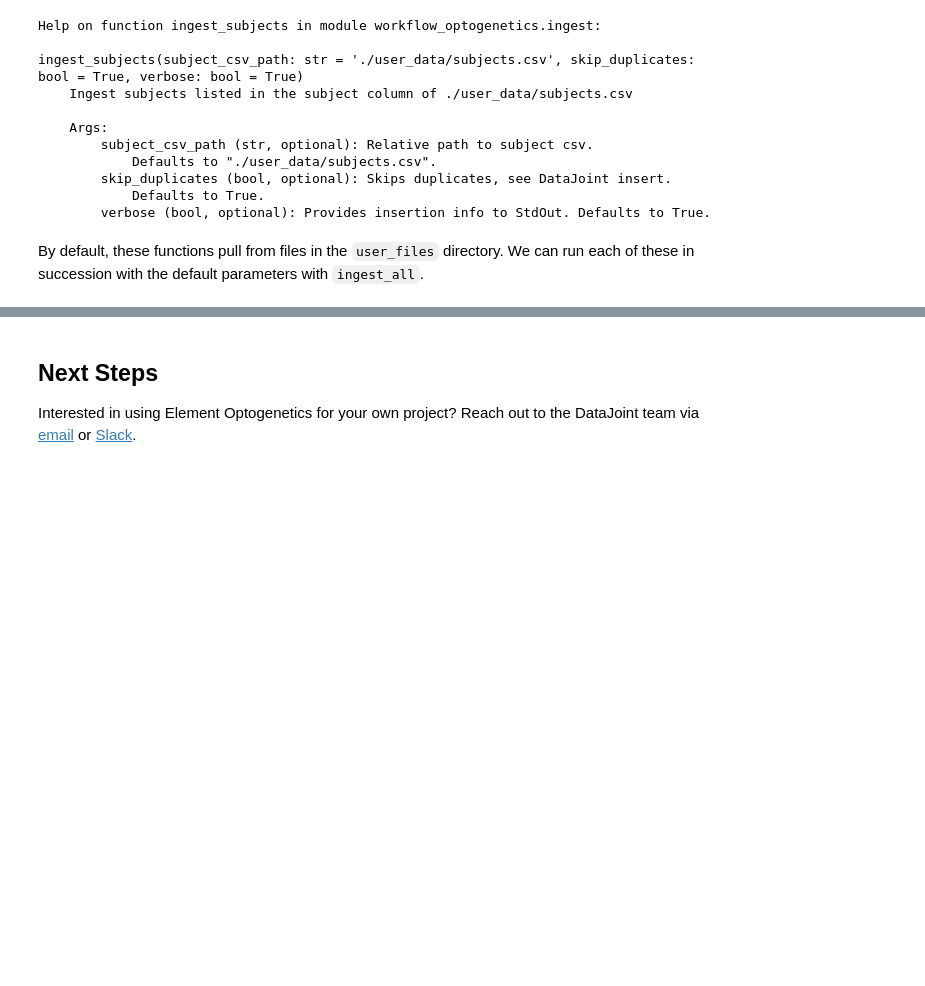
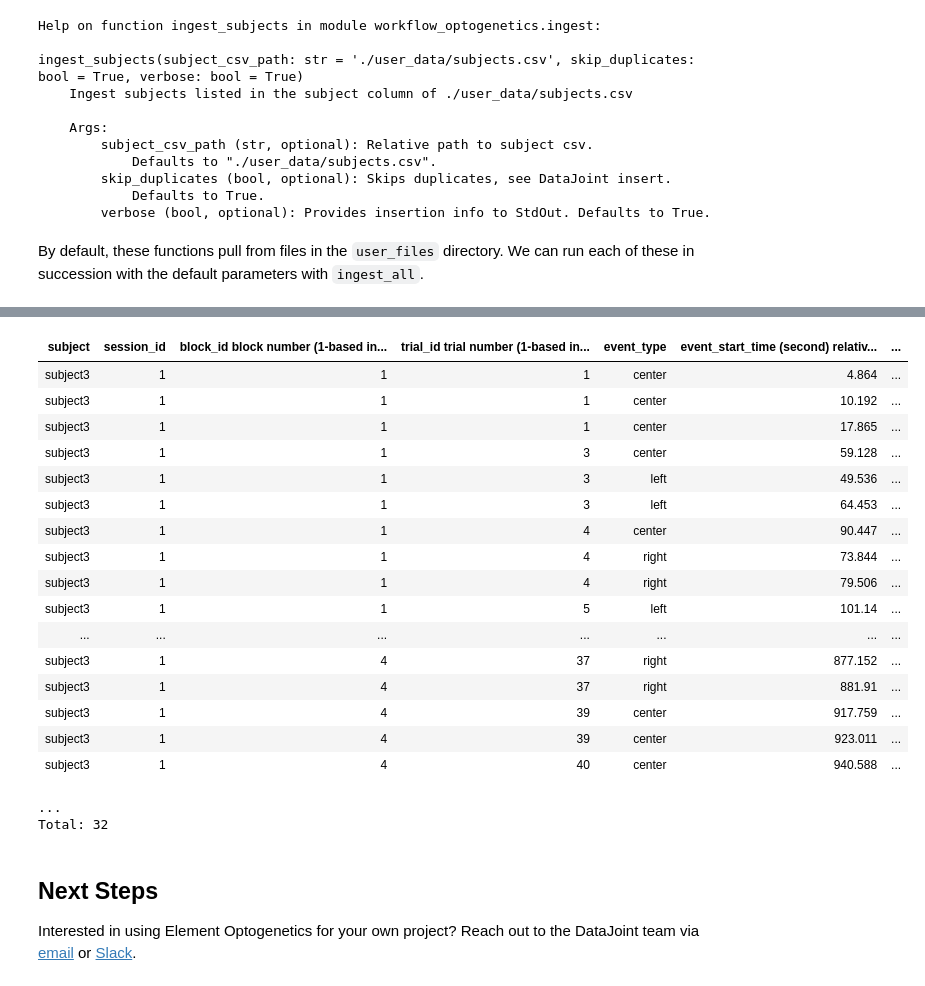
Before and after one commit to datajoint/workflow-optogenetics, a Jupyter notebook: notebooks/03-process.ipynb, the cells around one changed output, grey strips where cells are left out. Saved outputs shown, nothing was run; the diff lists cells and outputs as text; code cells hidden in the pictures; blank space fills up the shorter version.

```diff
--- a/notebooks/03-process.ipynb
+++ b/notebooks/03-process.ipynb
@@ -271,3 +324,25 @@ ingest_all()
+# %%
+events_by_block & "attribute_value='off'"
+# %% [output]
+| subject | session_id | block_id block number (1-based in... | trial_id trial number (1-based in... | event_type | event_start_time (second) relativ... | ... |
+| subject3 | 1 | 1 | 1 | center | 4.864 | ... |
+| subject3 | 1 | 1 | 1 | center | 10.192 | ... |
+| subject3 | 1 | 1 | 1 | center | 17.865 | ... |
+| subject3 | 1 | 1 | 3 | center | 59.128 | ... |
+| subject3 | 1 | 1 | 3 | left | 49.536 | ... |
+| subject3 | 1 | 1 | 3 | left | 64.453 | ... |
+| subject3 | 1 | 1 | 4 | center | 90.447 | ... |
+| subject3 | 1 | 1 | 4 | right | 73.844 | ... |
+| subject3 | 1 | 1 | 4 | right | 79.506 | ... |
+| subject3 | 1 | 1 | 5 | left | 101.14 | ... |
+| ... | ... | ... | ... | ... | ... | ... |
+| subject3 | 1 | 4 | 37 | right | 877.152 | ... |
+| subject3 | 1 | 4 | 37 | right | 881.91 | ... |
+| subject3 | 1 | 4 | 39 | center | 917.759 | ... |
+| subject3 | 1 | 4 | 39 | center | 923.011 | ... |
+| subject3 | 1 | 4 | 40 | center | 940.588 | ... |
+...
+Total: 32
 # %% [markdown]
 ## Next Steps
 
```
Also changed, not shown: parts of 9 cells of this notebook, 13 other files.
